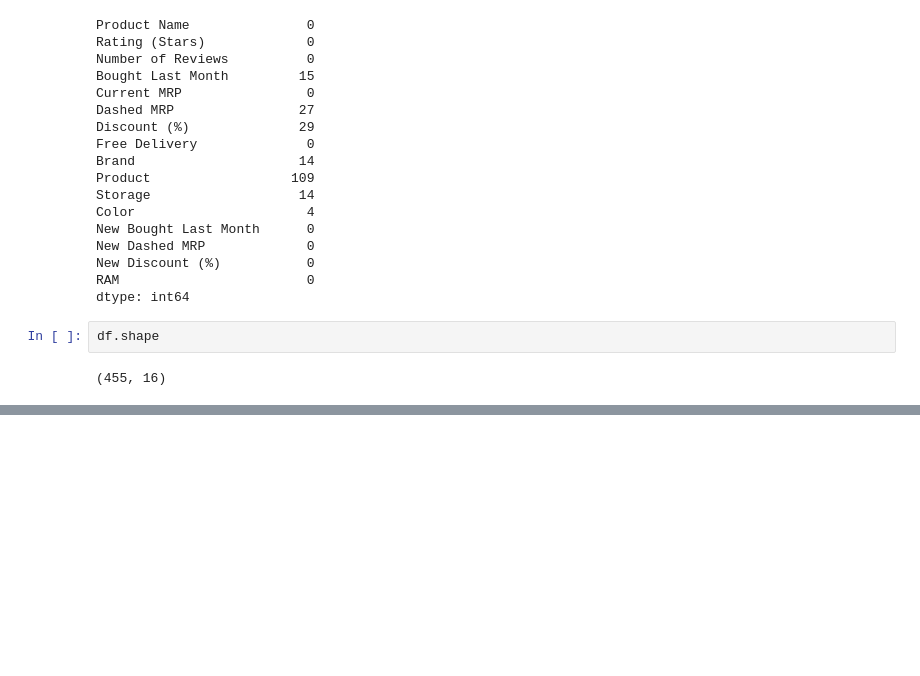
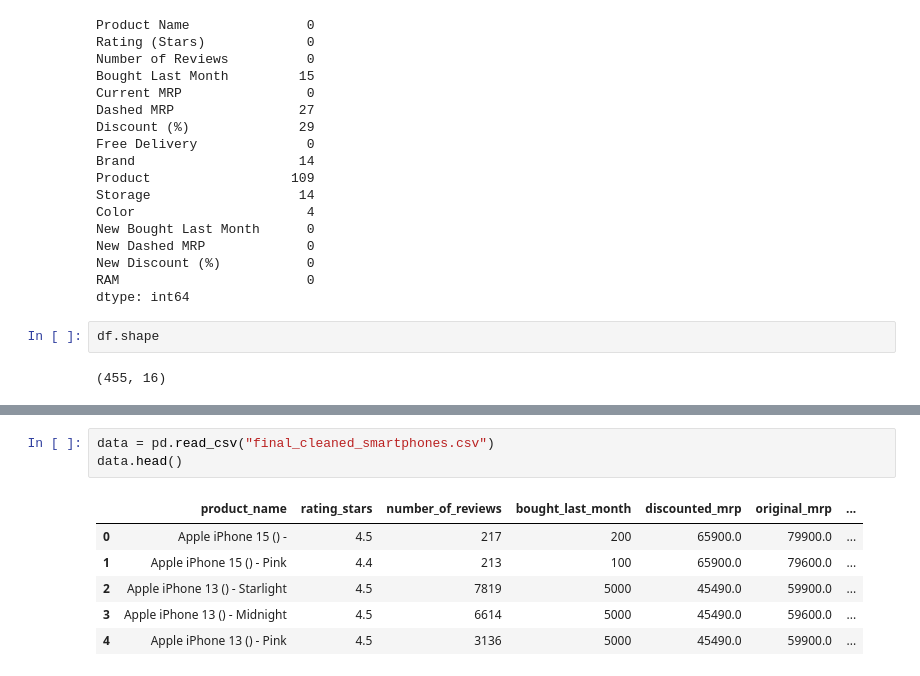
Before and after one commit to madhavJivani/EDA_Ecommerce, a Jupyter notebook: Combined_csvs/merger.ipynb, the cells around one changed output, grey strips where cells are left out. Cells and saved outputs as stored; diff of their text form; blank space fills up the shorter version.

```diff
--- a/Combined_csvs/merger.ipynb
+++ b/Combined_csvs/merger.ipynb
@@ -48,0 +362,10 @@ df.shape
+# %%
+data = pd.read_csv("final_cleaned_smartphones.csv")
+data.head()
+# %% [output]
+|  | product_name | rating_stars | number_of_reviews | bought_last_month | discounted_mrp | original_mrp | ... |
+| 0 | Apple iPhone 15 () - | 4.5 | 217 | 200 | 65900.0 | 79900.0 | ... |
+| 1 | Apple iPhone 15 () - Pink | 4.4 | 213 | 100 | 65900.0 | 79600.0 | ... |
+| 2 | Apple iPhone 13 () - Starlight | 4.5 | 7819 | 5000 | 45490.0 | 59900.0 | ... |
+| 3 | Apple iPhone 13 () - Midnight | 4.5 | 6614 | 5000 | 45490.0 | 59600.0 | ... |
+| 4 | Apple iPhone 13 () - Pink | 4.5 | 3136 | 5000 | 45490.0 | 59900.0 | ... |
```
Also changed, not shown: parts of 24 cells of this notebook, 1 other file.
